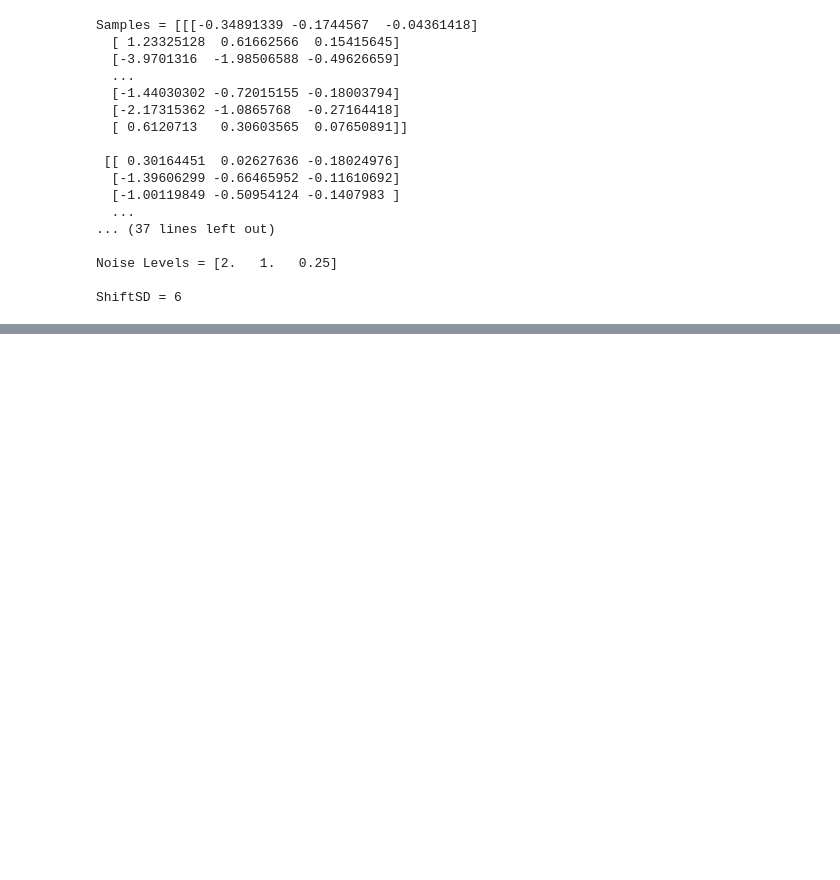
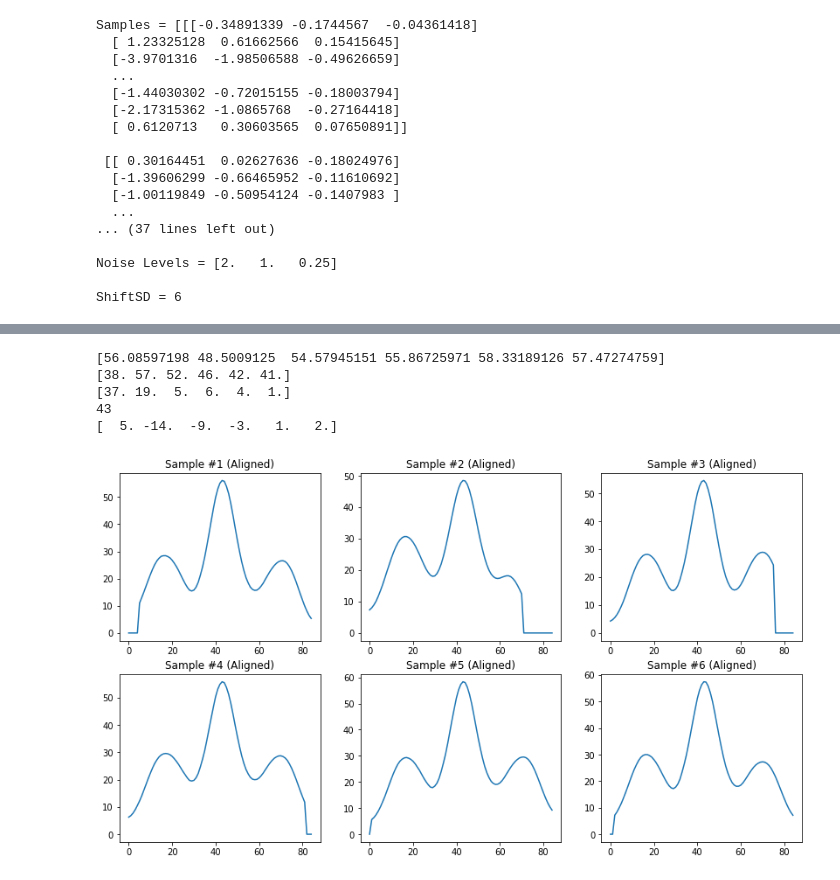
Before and after one commit to NicoBaldovino22/biophysics, a Jupyter notebook: Chapter 8 -- Cryo-EM/Chapter 8 - Problem Set.ipynb, the cells around one changed output, grey strips where cells are left out. Saved outputs shown, nothing was run; the diff lists cells and outputs as text; code cells hidden in the pictures; blank space fills up the shorter version.

```diff
--- a/Chapter 8 -- Cryo-EM/Chapter 8 - Problem Set.ipynb
+++ b/Chapter 8 -- Cryo-EM/Chapter 8 - Problem Set.ipynb
@@ -188,0 +201,39 @@ plt.plot(dx)
+# %%
+# For each sample, find the maximum of the cross-correlation and use it to shift the sample into optimal alignment with the template.
+# this shifting will leave some pixels empty, therefore set these to zero
+# discard any pixel that shifts outside of the range from 0 to 84
+M = 6
+
+CC = np.zeros(n)
+CC_max = np.zeros(M)
+max_positions = np.ones(M)
+dmax_pos = np.zeros(M)
+dp = np.zeros(M)
+
+plt.figure('(N.L. = 0.25)',figsize=(14,12))
+for i in range(M):
+    CC = np.correlate(y, samples[i,:,2], mode="same") # cross-correlation of each sample with the template
+    CC_max[i] = max(CC) # adding the maximum value of each sample's cross-correlation to a 1d array
+    pos = np.argmax(CC, axis=0) # position of this maximum value
+    max_positions[i] += pos -1 # adding each of these positions into a 1d array
+    dmax_pos[i] += np.abs(max_positions[i]-max_positions[i-1]) # adding each difference in position between these max values into a 1d array
+    temp_max_pos = np.argmax(y, axis=0) # calculating the max value position of the template
+    dp[i] += (temp_max_pos-max_positions[i]) # adding the difference between the max value positiions of the guess samples and the template to a 1d array
+    align = shift(CC, dp[i]) # shifting the max values to align with that of the template's max value position
+    plt.subplot(3,3,i+1)
+    plt.plot(align)
+    plt.title('Sample #{} (Aligned)'.format(i+1))
+plt.savefig('First 6 Sample Guesses Aligned to the Template (N.L. = 0.25).jpg')
+
+print(CC_max)
+print(max_positions)
+print(dmax_pos)
+print(temp_max_pos)
+print(dp)
+# %% [output]
+[56.08597198 48.5009125  54.57945151 55.86725971 58.33189126 57.47274759]
+[38. 57. 52. 46. 42. 41.]
+[37. 19.  5.  6.  4.  1.]
+43
+[  5. -14.  -9.  -3.   1.   2.]
+[figure, added]
```
Also changed, not shown: parts of 10 cells of this notebook, 13 other files.
